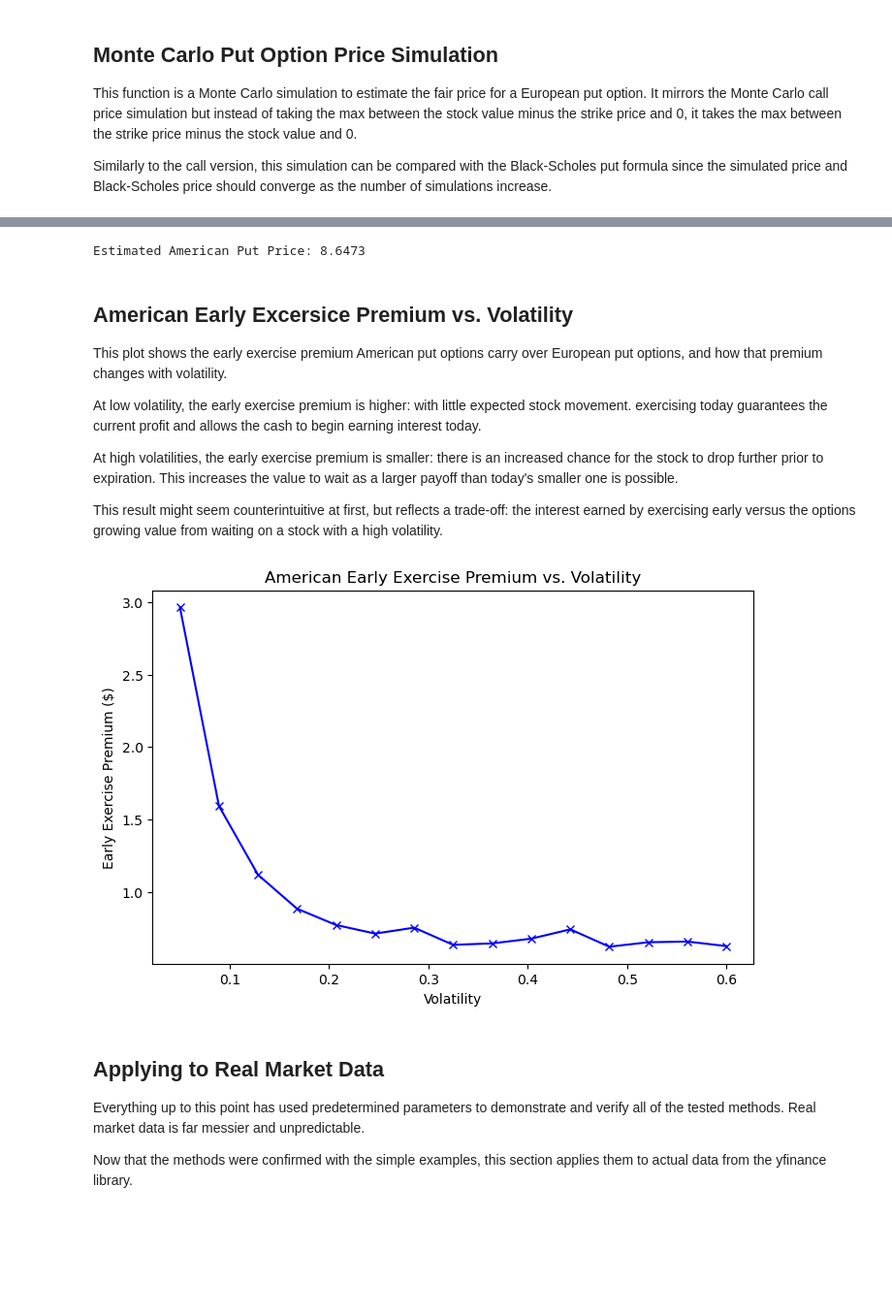
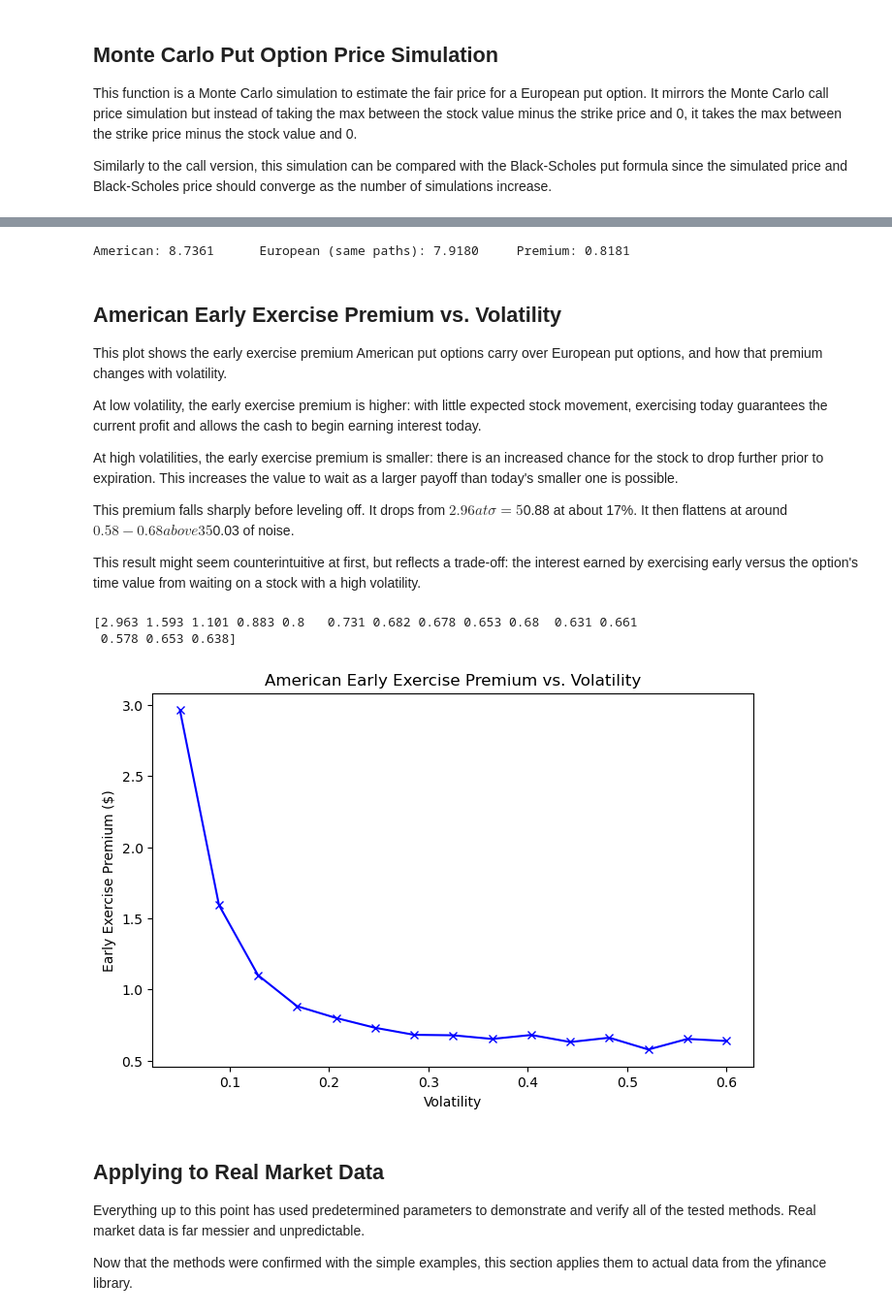
Before and after one commit to jrlarkin77/monte-carlo-option-pricer, a Jupyter notebook: notebooks/Monte_Carlo.ipynb, the cells around one changed output, grey strips where cells are left out. Shown at 97% size. Cells and saved outputs as stored; diff of their text form; code cells hidden in the pictures; blank space fills up the shorter version.

```diff
--- a/notebooks/Monte_Carlo.ipynb
+++ b/notebooks/Monte_Carlo.ipynb
@@ -167,40 +236,47 @@ My simulation confirms the American put option is more expensive that the Europe
 # %%
-final_p = LSM_put(S0, K, T, r, sigma, n_steps, n_simulations)
-print(f"Estimated American Put Price: {final_p:.4f}")
+np.random.seed(4)
+
+am, eu = LSM_put(S0, K, T, r, sigma, n_steps, n_simulations, return_european=True)
+print(f"American: {am:.4f}      European (same paths): {eu:.4f}     Premium: {am-eu:.4f}")
 # %% [output]
-Estimated American Put Price: 8.6473
+American: 8.7361      European (same paths): 7.9180     Premium: 0.8181
 # %% [markdown]
-## American Early Excersice Premium vs. Volatility
+## American Early Exercise Premium vs. Volatility
 
 This plot shows the early exercise premium American put options carry over European put options, and how that premium changes with volatility.
 
-At low volatility, the early exercise premium is higher: with little expected stock movement. exercising today guarantees the current profit and allows the cash to begin earning interest today.
+At low volatility, the early exercise premium is higher: with little expected stock movement, exercising today guarantees the current profit and allows the cash to begin earning interest today.
 
 At high volatilities, the early exercise premium is smaller: there is an increased chance for the stock to drop further prior to expiration. This increases the value to wait as a larger payoff than today's smaller one is possible.
 
-This result might seem counterintuitive at first, but reflects a trade-off: the interest earned by exercising early versus the options growing value from waiting on a stock with a high volatility.
+This premium falls sharply before leveling off. It drops from $2.96 at σ = 5% to $0.88 at about 17%. It then flattens at around $0.58-0.68 above 35% volatility with approximately ±$0.03 of noise.
+
+This result might seem counterintuitive at first, but reflects a trade-off: the interest earned by exercising early versus the option's time value from waiting on a stock with a high volatility.
 # %%
-sigma_values = np.linspace(0.05, 0.6, 15)                               #generated 15 equally spaced volatilities from .05 to .6
+np.random.seed(5)
+sigma_values = np.linspace(0.05, 0.6, 15)
 
-am_p = []                                                               #make empty lists for American, then European prices
-euro_p = []
 
-for vol in sigma_values:                                                #for each volatility, store the american put price and european put price
-    am_p.append(LSM_put(S0, K, T, r, vol, n_steps, n_simulations))      #found from LSM and Black-Scholes formula
-    euro_p.append(black_scholes_put(S0, K, T, r, vol))
+prem = []
+for vol in sigma_values:
+    am, eu = LSM_put(S0, K, T, r, vol, n_steps, n_simulations, return_european=True)
+    prem.append(am - eu)
+prem = np.array(prem)
 
-prem = np.array(am_p) - np.array(euro_p)                                #find difference in each price
+print(np.round(prem, 3))
 
-#neatly plot the American Early Excersise Premium vs. volatility to show the relationship between the two
+#neatly plot the American Early Exercise Premium vs. volatility to show the relationship between the two
 plt.figure(figsize=(8,5))
 plt.plot(sigma_values, prem, marker='x', color='blue')
 plt.xlabel("Volatility")
 plt.ylabel("Early Exercise Premium ($)")
 plt.title("American Early Exercise Premium vs. Volatility")
-plt.savefig('../images/early_exercise_premium.png', dpi=150, bbox_inches='tight')   #save plot
+plt.savefig(IMAGES / 'early_exercise_premium.png', dpi=150, bbox_inches='tight')   #save plot
 plt.show()
 # %% [output]
+[2.963 1.593 1.101 0.883 0.8   0.731 0.682 0.678 0.653 0.68  0.631 0.661
+ 0.578 0.653 0.638]
-[figure, old version]
+[figure, new version]
 # %% [markdown]
 ## Applying to Real Market Data
 
```
Also changed, not shown: parts of 37 cells of this notebook, 8 other files.
